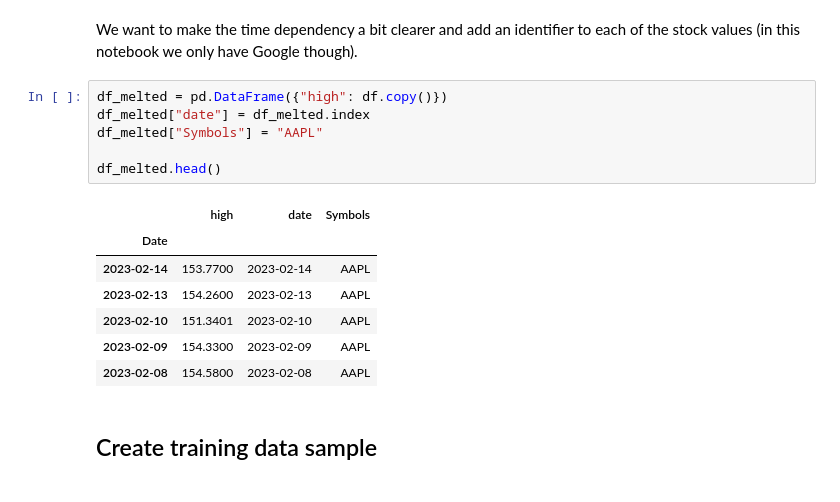
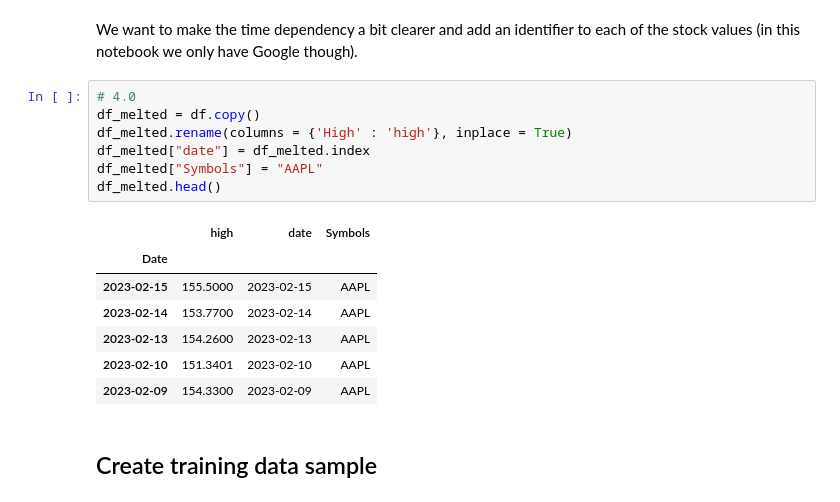
Before and after one commit to harnalashok/timeseries, a Jupyter notebook: tsfresh_Timeseries_Forecasting.ipynb, the cells around one changed output. Cells and saved outputs as stored; diff of their text form.

```diff
--- a/tsfresh_Timeseries_Forecasting.ipynb
+++ b/tsfresh_Timeseries_Forecasting.ipynb
@@ -136,19 +153,20 @@ df.head()
 # %% [markdown]
 We want to make the time dependency a bit clearer and add an identifier to each of the stock values (in this notebook we only have Google though).
 # %%
-df_melted = pd.DataFrame({"high": df.copy()})
+# 4.0
+df_melted = df.copy()
+df_melted.rename(columns = {'High' : 'high'}, inplace = True)
 df_melted["date"] = df_melted.index
 df_melted["Symbols"] = "AAPL"
-
 df_melted.head()
 # %% [output]
 |  | high | date | Symbols |
 | Date |  |  |  |
+| 2023-02-15 | 155.5000 | 2023-02-15 | AAPL |
 | 2023-02-14 | 153.7700 | 2023-02-14 | AAPL |
 | 2023-02-13 | 154.2600 | 2023-02-13 | AAPL |
 | 2023-02-10 | 151.3401 | 2023-02-10 | AAPL |
 | 2023-02-09 | 154.3300 | 2023-02-09 | AAPL |
-| 2023-02-08 | 154.5800 | 2023-02-08 | AAPL |
 # %% [markdown]
 ## Create training data sample
 # %% [markdown]
```
Also changed, not shown: parts of 19 cells of this notebook.
